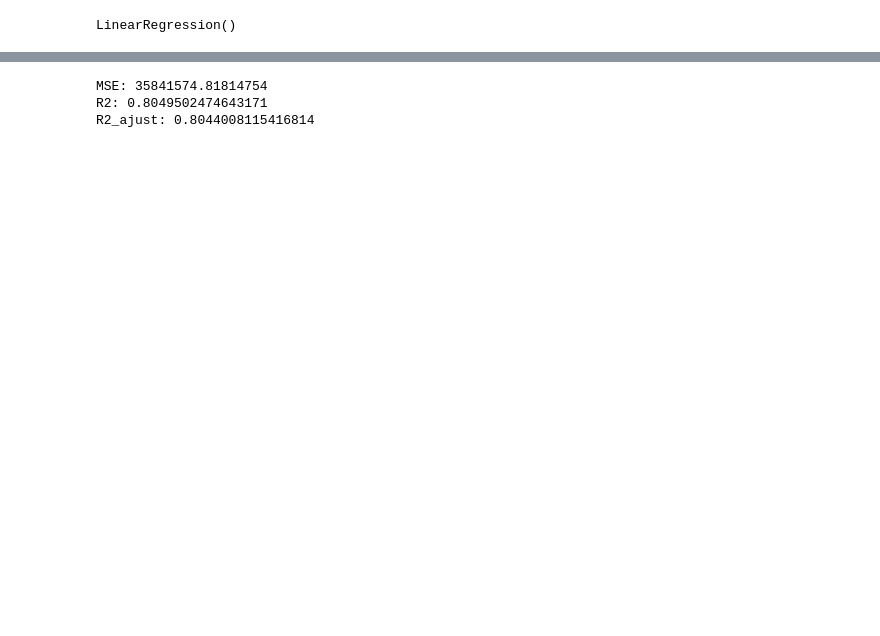
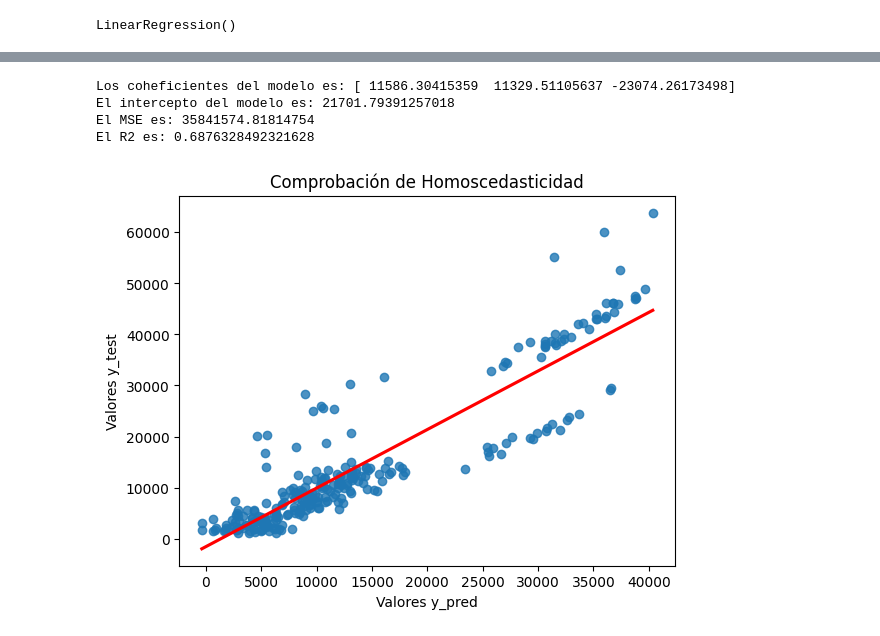
Before and after one commit to diegomacaya/linear_regression, a Jupyter notebook: src/explore.ipynb, the cells around one changed output, grey strips where cells are left out. Saved outputs shown, nothing was run; the diff lists cells and outputs as text; code cells hidden in the pictures; blank space fills up the shorter version.

```diff
--- a/src/explore.ipynb
+++ b/src/explore.ipynb
@@ -177,3 +177,25 @@ from sklearn.model_selection import train_test_split
 X = df_escalado.drop("charges", axis=1)
 y = df_escalado["charges"]
 X_train, X_test, y_train, y_test = train_test_split(X,y, test_size=0.2, random_state=42)
+# %%
+#  Selección de características con SelectKBest (Ensayo y Error)
+
+from sklearn.feature_selection import SelectKBest, f_regression
+
+selector = SelectKBest(score_func=f_regression, k=3)
+X_train_sel = selector.fit_transform(X_train, y_train)
+
+# Transformación a los datos de test
+X_test_sel = selector.transform(X_test)
+
+# Obtener las columnas seleccionadas
+
+selected_features = selector.get_support(indices=True)
+best_columns = X.columns[selected_features]
+print("Columnas seleccionadas:", best_columns)
+
+# Escalar las características seleccionadas con MinMaxScaler
+
+scaler = MinMaxScaler()
+X_train_esc = scaler.fit_transform(X_train_sel)
+X_test_esc = scaler.transform(X_test_sel)
@@ -222,11 +211,27 @@ def r2_ajust(r2,X_train):
-# %%
-#evaluar el modelo
-from sklearn.metrics import mean_squared_error, r2_score
-
-print(f"MSE: {mean_squared_error(y_test,y_pred)}")
-print(f"R2: {r2_score(y_test,y_pred)}")
-print(f"R2_ajust: {r2_ajust(r2_score(y_test,y_pred), X_train)}")
-# %% [output]
-MSE: 35841574.81814754
-R2: 0.8049502474643171
-R2_ajust: 0.8044008115416814
+# %%
+y_pred = model.predict(X_test_esc)
+
+from sklearn.metrics import mean_squared_error, r2_score
+
+print(f'Los coheficientes del modelo es: {model.coef_}')
+print(f'El intercepto del modelo es: {model.intercept_}')
+print(f'El MSE es: {mean_squared_error(y_pred,y_test)}')
+print(f'El R2 es: {r2_score(y_pred,y_test)}')
+# %% [output]
+Los coheficientes del modelo es: [ 11586.30415359  11329.51105637 -23074.26173498]
+El intercepto del modelo es: 21701.79391257018
+El MSE es: 35841574.81814754
+El R2 es: 0.6876328492321628
+# %%
+# Comprobación de Homoscedasticidad
+sns.regplot(x=y_pred, y=y_test, line_kws={"color": "red"}, ci=None)
+
+
+plt.xlabel('Valores y_pred')
+plt.ylabel('Valores y_test')
+plt.title('Comprobación de Homoscedasticidad')
+
+
+plt.show()
+# %% [output]
+[figure, added]
```
Also changed, not shown: parts of 5 cells of this notebook.
